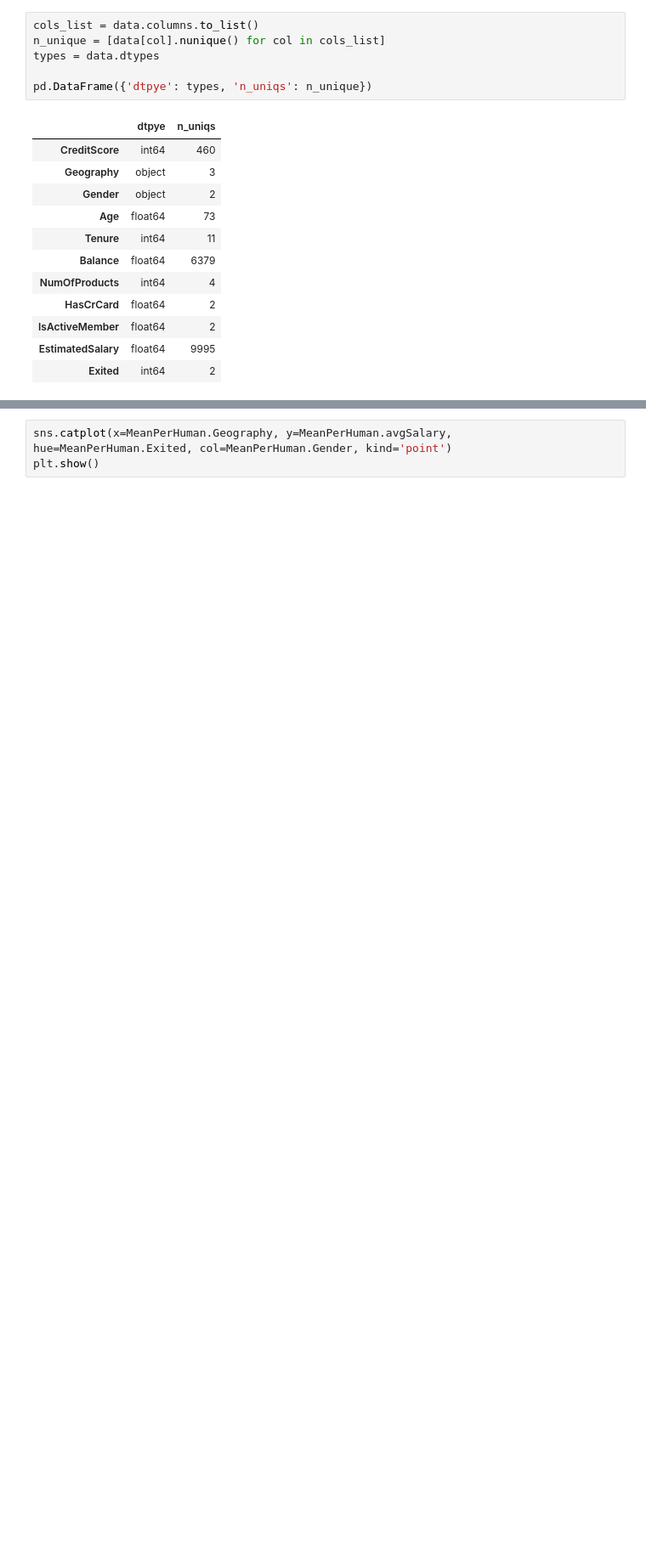
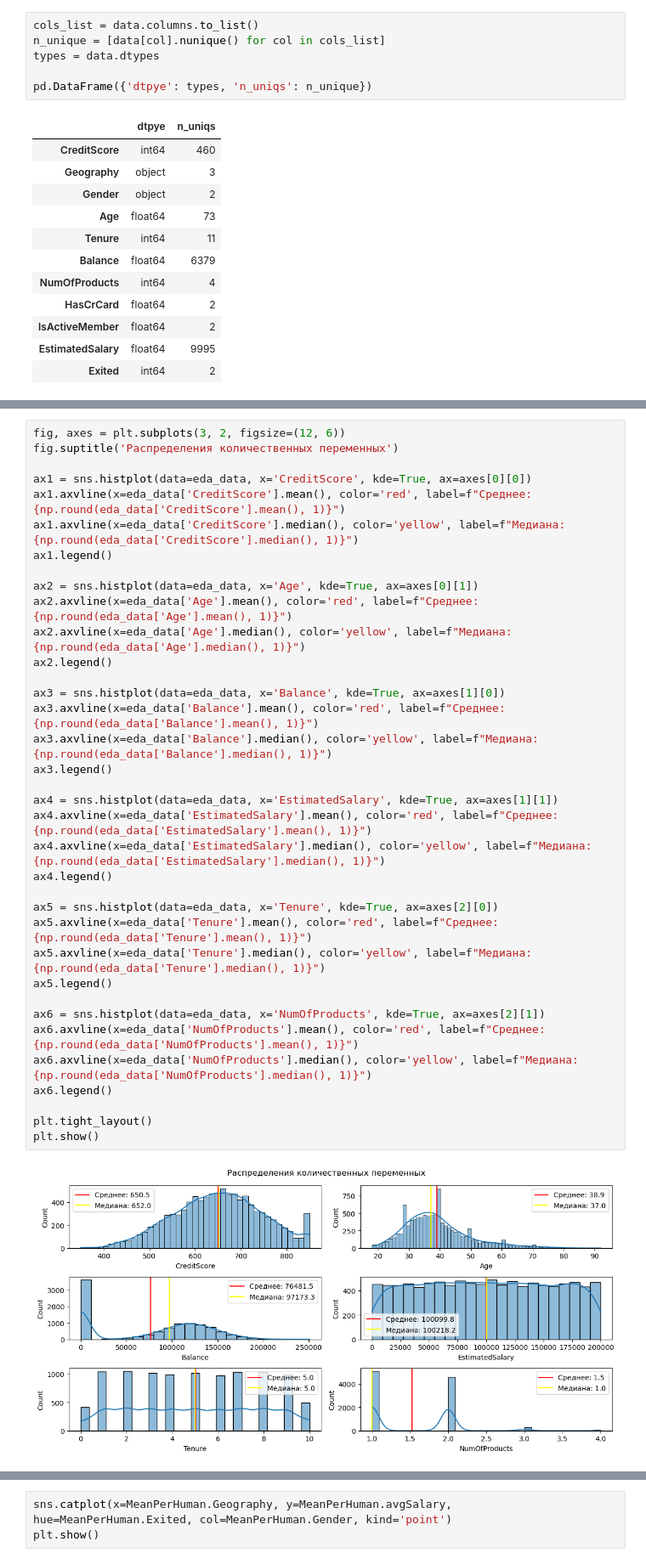
Before and after one commit to ChillLover/BankChurn, a Jupyter notebook: eda.ipynb, the cells around one changed output, grey strips where cells are left out. Shown at 85% size. Drawn from its saved outputs; the diff is of its cells as text; blank space fills up the shorter version.

```diff
--- a/eda.ipynb
+++ b/eda.ipynb
@@ -152,0 +143,38 @@ plt.show()
+# %%
+fig, axes = plt.subplots(3, 2, figsize=(12, 6))
+fig.suptitle('Распределения количественных переменных')
+
+ax1 = sns.histplot(data=eda_data, x='CreditScore', kde=True, ax=axes[0][0])
+ax1.axvline(x=eda_data['CreditScore'].mean(), color='red', label=f"Среднее: {np.round(eda_data['CreditScore'].mean(), 1)}")
+ax1.axvline(x=eda_data['CreditScore'].median(), color='yellow', label=f"Медиана: {np.round(eda_data['CreditScore'].median(), 1)}")
+ax1.legend()
+
+ax2 = sns.histplot(data=eda_data, x='Age', kde=True, ax=axes[0][1])
+ax2.axvline(x=eda_data['Age'].mean(), color='red', label=f"Среднее: {np.round(eda_data['Age'].mean(), 1)}")
+ax2.axvline(x=eda_data['Age'].median(), color='yellow', label=f"Медиана: {np.round(eda_data['Age'].median(), 1)}")
+ax2.legend()
+
+ax3 = sns.histplot(data=eda_data, x='Balance', kde=True, ax=axes[1][0])
+ax3.axvline(x=eda_data['Balance'].mean(), color='red', label=f"Среднее: {np.round(eda_data['Balance'].mean(), 1)}")
+ax3.axvline(x=eda_data['Balance'].median(), color='yellow', label=f"Медиана: {np.round(eda_data['Balance'].median(), 1)}")
+ax3.legend()
+
+ax4 = sns.histplot(data=eda_data, x='EstimatedSalary', kde=True, ax=axes[1][1])
+ax4.axvline(x=eda_data['EstimatedSalary'].mean(), color='red', label=f"Среднее: {np.round(eda_data['EstimatedSalary'].mean(), 1)}")
+ax4.axvline(x=eda_data['EstimatedSalary'].median(), color='yellow', label=f"Медиана: {np.round(eda_data['EstimatedSalary'].median(), 1)}")
+ax4.legend()
+
+ax5 = sns.histplot(data=eda_data, x='Tenure', kde=True, ax=axes[2][0])
+ax5.axvline(x=eda_data['Tenure'].mean(), color='red', label=f"Среднее: {np.round(eda_data['Tenure'].mean(), 1)}")
+ax5.axvline(x=eda_data['Tenure'].median(), color='yellow', label=f"Медиана: {np.round(eda_data['Tenure'].median(), 1)}")
+ax5.legend()
+
+ax6 = sns.histplot(data=eda_data, x='NumOfProducts', kde=True, ax=axes[2][1])
+ax6.axvline(x=eda_data['NumOfProducts'].mean(), color='red', label=f"Среднее: {np.round(eda_data['NumOfProducts'].mean(), 1)}")
+ax6.axvline(x=eda_data['NumOfProducts'].median(), color='yellow', label=f"Медиана: {np.round(eda_data['NumOfProducts'].median(), 1)}")
+ax6.legend()
+
+plt.tight_layout()
+plt.show()
+# %% [output]
+[figure, added]
```
Also changed, not shown: parts of 35 cells of this notebook, 3 other files.
